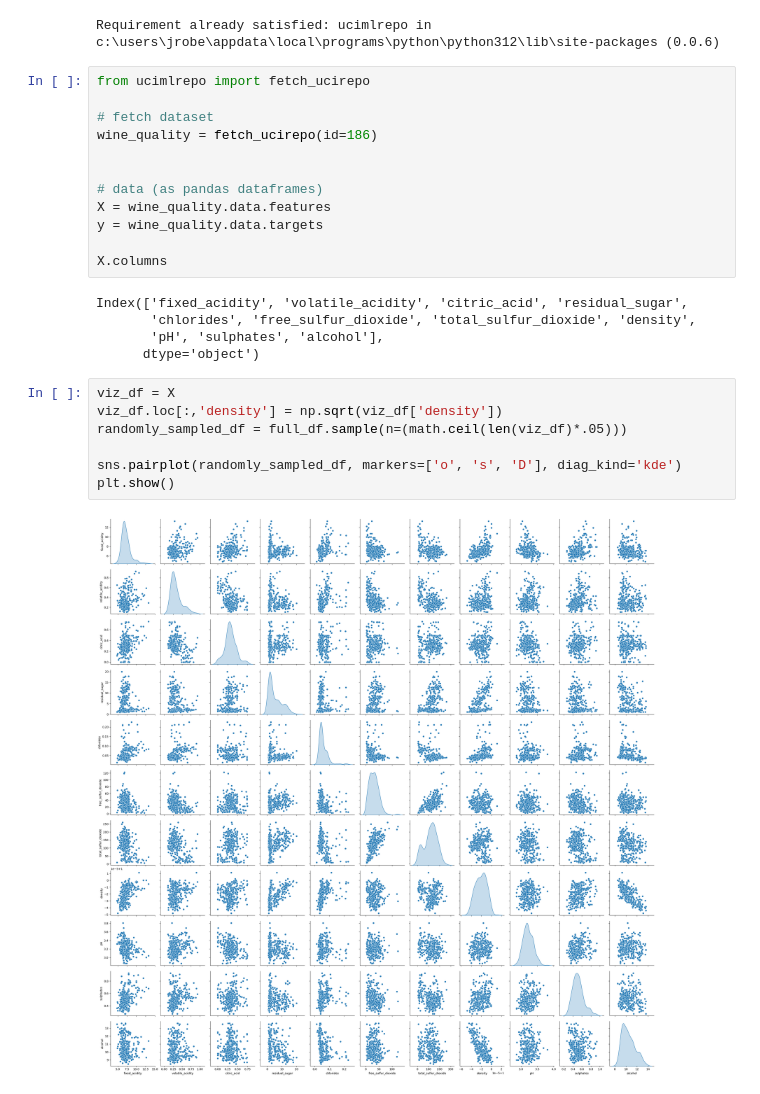
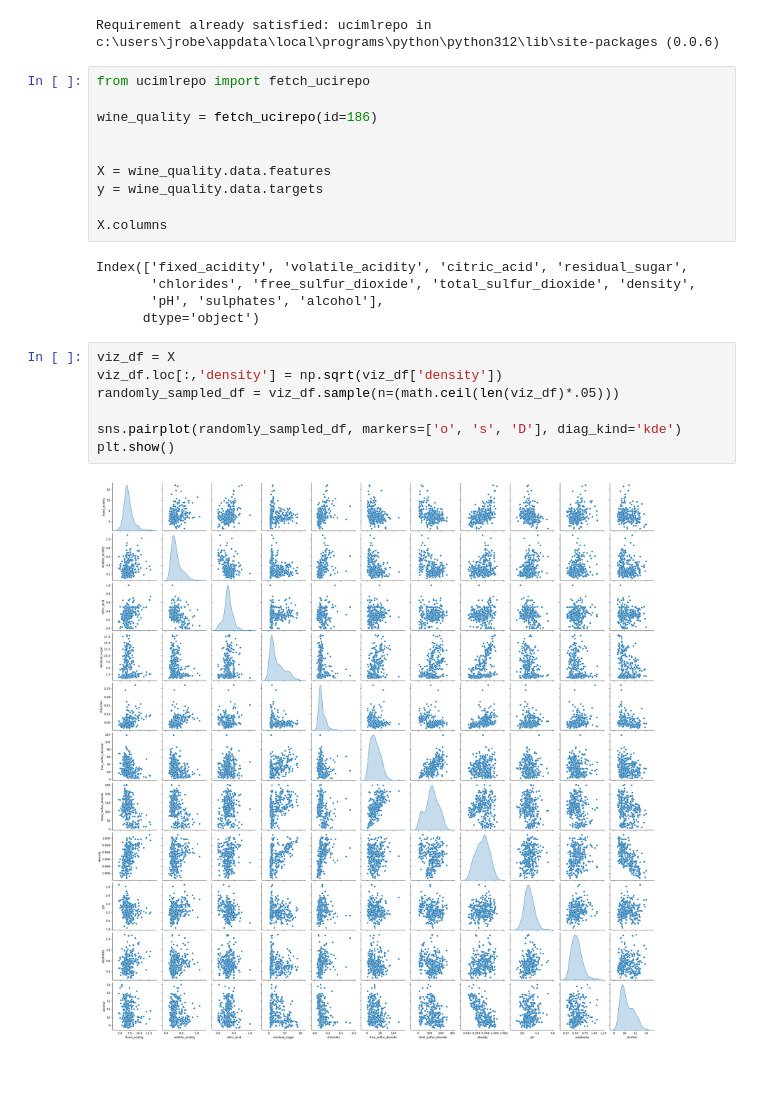
Before and after one commit to jrobe187/3162-project-3, a Jupyter notebook: project-3.ipynb, the cells around one changed output. Saved outputs shown, nothing was run; the diff lists cells and outputs as text.

```diff
--- a/project-3.ipynb
+++ b/project-3.ipynb
@@ -13,11 +13,9 @@ Requirement already satisfied: ucimlrepo in c:\users\jrobe\appdata\local\program
 # %%
 from ucimlrepo import fetch_ucirepo
 
-# fetch dataset
 wine_quality = fetch_ucirepo(id=186)
 
 
-# data (as pandas dataframes)
 X = wine_quality.data.features
 y = wine_quality.data.targets
 
@@ -30,12 +28,12 @@ Index(['fixed_acidity', 'volatile_acidity', 'citric_acid', 'residual_sugar',
 # %%
 viz_df = X
 viz_df.loc[:,'density'] = np.sqrt(viz_df['density'])
-randomly_sampled_df = full_df.sample(n=(math.ceil(len(viz_df)*.05)))
+randomly_sampled_df = viz_df.sample(n=(math.ceil(len(viz_df)*.05)))
 
 sns.pairplot(randomly_sampled_df, markers=['o', 's', 'D'], diag_kind='kde')
 plt.show()
 # %% [output]
-[figure, old version]
+[figure, new version]
 # %%
 copy = X.copy()
 
```
Also changed, not shown: parts of 3 cells of this notebook.
